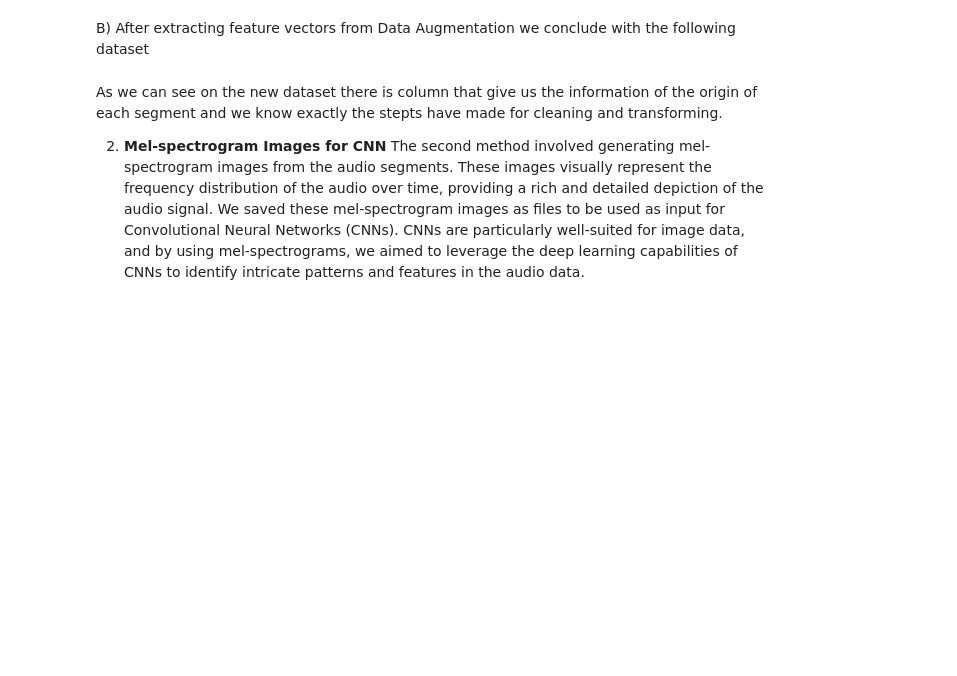
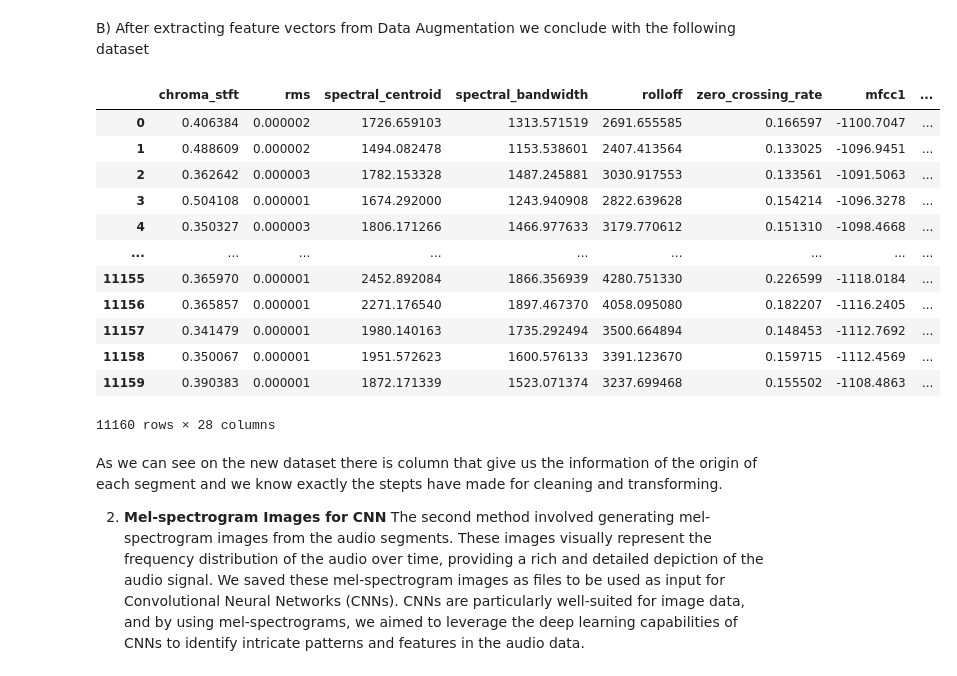
Before and after one commit to annkou/DeepFake-Voice-Recognition, a Jupyter notebook: Introduction.ipynb, the cells around one changed output. Cells and saved outputs as stored; diff of their text form; code cells hidden in the pictures; blank space fills up the shorter version.

```diff
--- a/Introduction.ipynb
+++ b/Introduction.ipynb
@@ -162,3 +173,19 @@ B) After extracting feature vectors from Data Augmentation we conclude with the
+# %%
+aug_dataset
+# %% [output]
+|  | chroma_stft | rms | spectral_centroid | spectral_bandwidth | rolloff | zero_crossing_rate | mfcc1 | ... |
+| 0 | 0.406384 | 0.000002 | 1726.659103 | 1313.571519 | 2691.655585 | 0.166597 | -1100.7047 | ... |
+| 1 | 0.488609 | 0.000002 | 1494.082478 | 1153.538601 | 2407.413564 | 0.133025 | -1096.9451 | ... |
+| 2 | 0.362642 | 0.000003 | 1782.153328 | 1487.245881 | 3030.917553 | 0.133561 | -1091.5063 | ... |
+| 3 | 0.504108 | 0.000001 | 1674.292000 | 1243.940908 | 2822.639628 | 0.154214 | -1096.3278 | ... |
+| 4 | 0.350327 | 0.000003 | 1806.171266 | 1466.977633 | 3179.770612 | 0.151310 | -1098.4668 | ... |
+| ... | ... | ... | ... | ... | ... | ... | ... | ... |
+| 11155 | 0.365970 | 0.000001 | 2452.892084 | 1866.356939 | 4280.751330 | 0.226599 | -1118.0184 | ... |
+| 11156 | 0.365857 | 0.000001 | 2271.176540 | 1897.467370 | 4058.095080 | 0.182207 | -1116.2405 | ... |
+| 11157 | 0.341479 | 0.000001 | 1980.140163 | 1735.292494 | 3500.664894 | 0.148453 | -1112.7692 | ... |
+| 11158 | 0.350067 | 0.000001 | 1951.572623 | 1600.576133 | 3391.123670 | 0.159715 | -1112.4569 | ... |
+| 11159 | 0.390383 | 0.000001 | 1872.171339 | 1523.071374 | 3237.699468 | 0.155502 | -1108.4863 | ... |
+11160 rows × 28 columns
 # %% [markdown]
 As we can see on the new dataset there is column that give us the information of the origin of each segment and we know exactly the stepts have made for cleaning and transforming.
 
```
Also changed, not shown: parts of 3 cells of this notebook, 2 other files.
